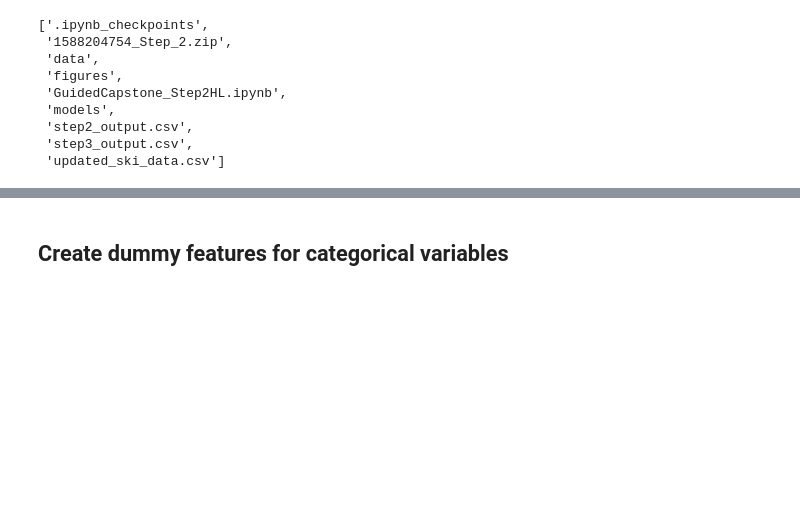
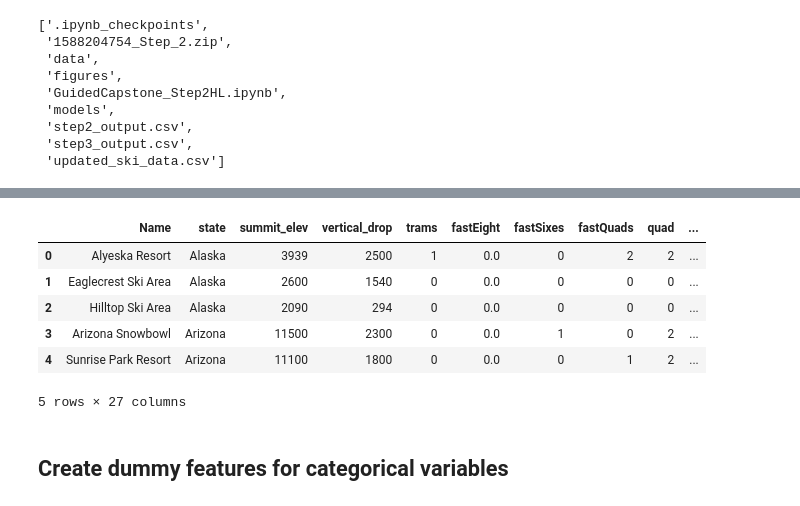
Before and after one commit to markd227/Springboard, a Jupyter notebook: Projects/GuidedCapstone/GuidedCapstoneStep4.ipynb, the cells around one changed output, grey strips where cells are left out. Saved outputs shown, nothing was run; the diff lists cells and outputs as text; code cells hidden in the pictures; blank space fills up the shorter version.

```diff
--- a/Projects/GuidedCapstone/GuidedCapstoneStep4.ipynb
+++ b/Projects/GuidedCapstone/GuidedCapstoneStep4.ipynb
@@ -75,4 +75,16 @@ data.head()
 5 rows × 29 columns
+# %%
+# Drop extra index columns
+data.drop(['Unnamed: 0', 'Unnamed: 0.1'], axis=1, inplace=True)
+data.head()
+# %% [output]
+|  | Name | state | summit_elev | vertical_drop | trams | fastEight | fastSixes | fastQuads | quad | ... |
+| 0 | Alyeska Resort | Alaska | 3939 | 2500 | 1 | 0.0 | 0 | 2 | 2 | ... |
+| 1 | Eaglecrest Ski Area | Alaska | 2600 | 1540 | 0 | 0.0 | 0 | 0 | 0 | ... |
+| 2 | Hilltop Ski Area | Alaska | 2090 | 294 | 0 | 0.0 | 0 | 0 | 0 | ... |
+| 3 | Arizona Snowbowl | Arizona | 11500 | 2300 | 0 | 0.0 | 1 | 0 | 2 | ... |
+| 4 | Sunrise Park Resort | Arizona | 11100 | 1800 | 0 | 0.0 | 0 | 1 | 2 | ... |
+5 rows × 27 columns
 # %% [markdown]
 ## Create dummy features for categorical variables
 # %% [markdown]
```
Also changed, not shown: parts of 4 cells of this notebook.
